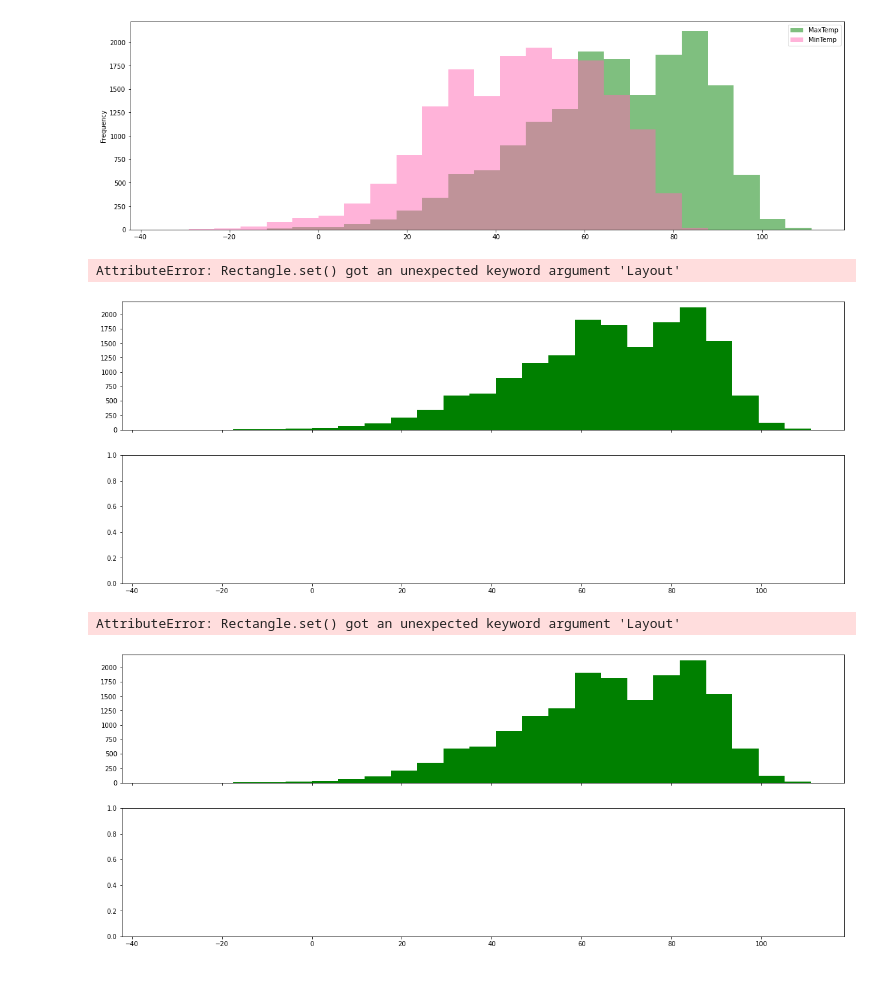
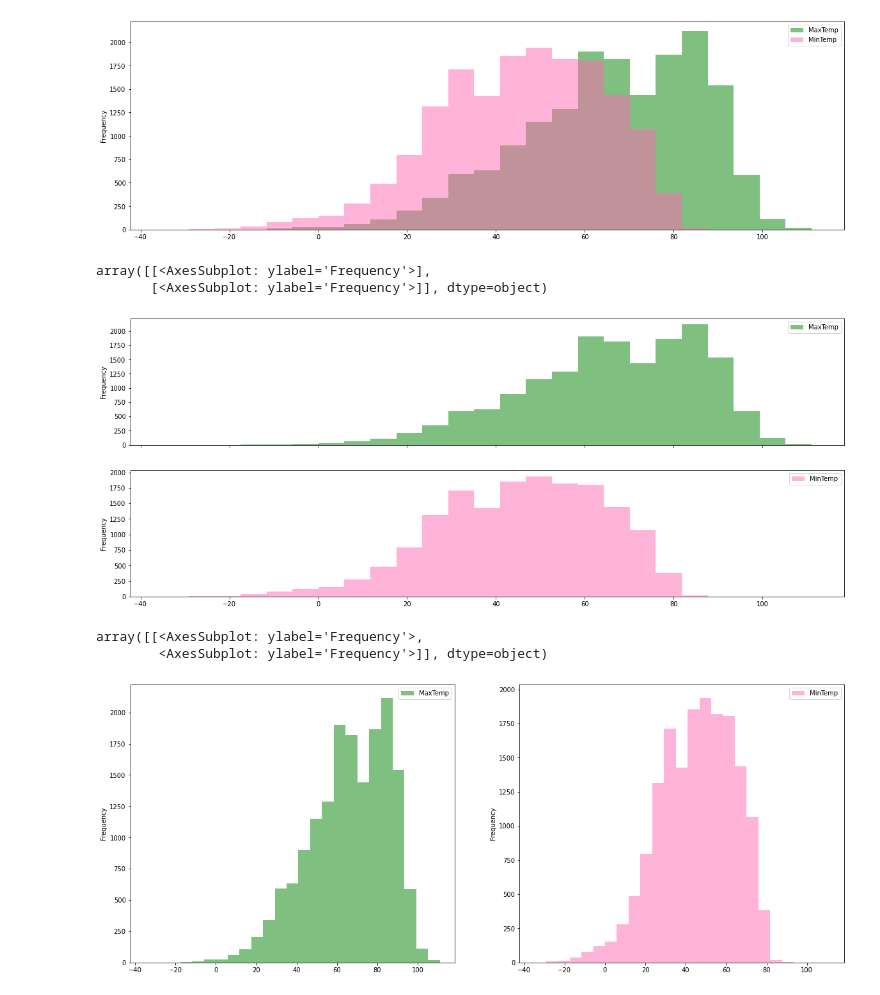
Before and after one commit to SakshiY2607/python-data-science-course, a Jupyter notebook: data science/data_analysis1.ipynb, the cells around one changed output. Drawn from its saved outputs; the diff is of its cells as text; code cells hidden in the pictures.

```diff
--- a/data science/data_analysis1.ipynb
+++ b/data science/data_analysis1.ipynb
@@ -305,12 +327,15 @@ weather[['MaxTemp','MinTemp']].plot(figsize=(20,6),kind='hist',color=['green','h
 <AxesSubplot: ylabel='Frequency'>
 [figure]
 # %%
-weather[['MaxTemp','MinTemp']].plot(figsize=(20,8),kind='hist',color=['green','hotpink'],bins=25,alpha=.5,subplots=True,Layout=(2,1)) #alpha gives transparency
+weather[['MaxTemp','MinTemp']].plot(figsize=(20,8),kind='hist',color=['green','hotpink'],bins=25,alpha=.5,subplots=True,layout=(2,1)) #alpha gives transparency
 # %% [output]
-AttributeError: Rectangle.set() got an unexpected keyword argument 'Layout'
+array([[<AxesSubplot: ylabel='Frequency'>],
+       [<AxesSubplot: ylabel='Frequency'>]], dtype=object)
-[figure, old version]
+[figure, new version]
 # %%
-weather[['MaxTemp','MinTemp']].plot(figsize=(20,8),kind='hist',color=['green','hotpink'],bins=25,alpha=.5,subplots=True,Layout=(1,2))
+weather[['MaxTemp','MinTemp']].plot(figsize=(20,8),kind='hist',color=['green','hotpink'],bins=25,alpha=.5,subplots=True,layout=(1,2))#layout(row,col)
+#subplot=True graphs ko alg alg plot krega
 # %% [output]
-AttributeError: Rectangle.set() got an unexpected keyword argument 'Layout'
+array([[<AxesSubplot: ylabel='Frequency'>,
+        <AxesSubplot: ylabel='Frequency'>]], dtype=object)
-[figure, old version]
+[figure, new version]
```
Also changed, not shown: parts of 9 cells of this notebook, 7 other files.
